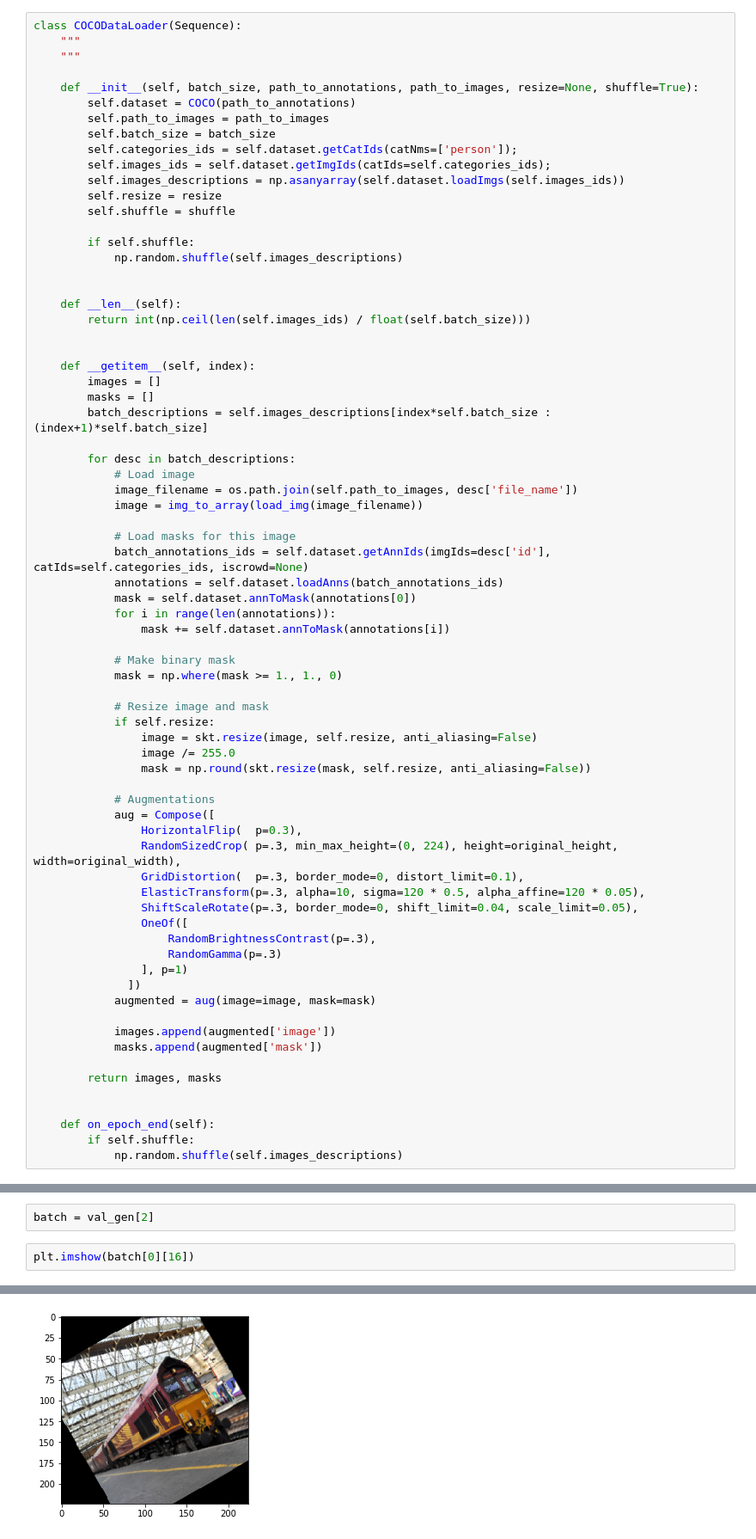
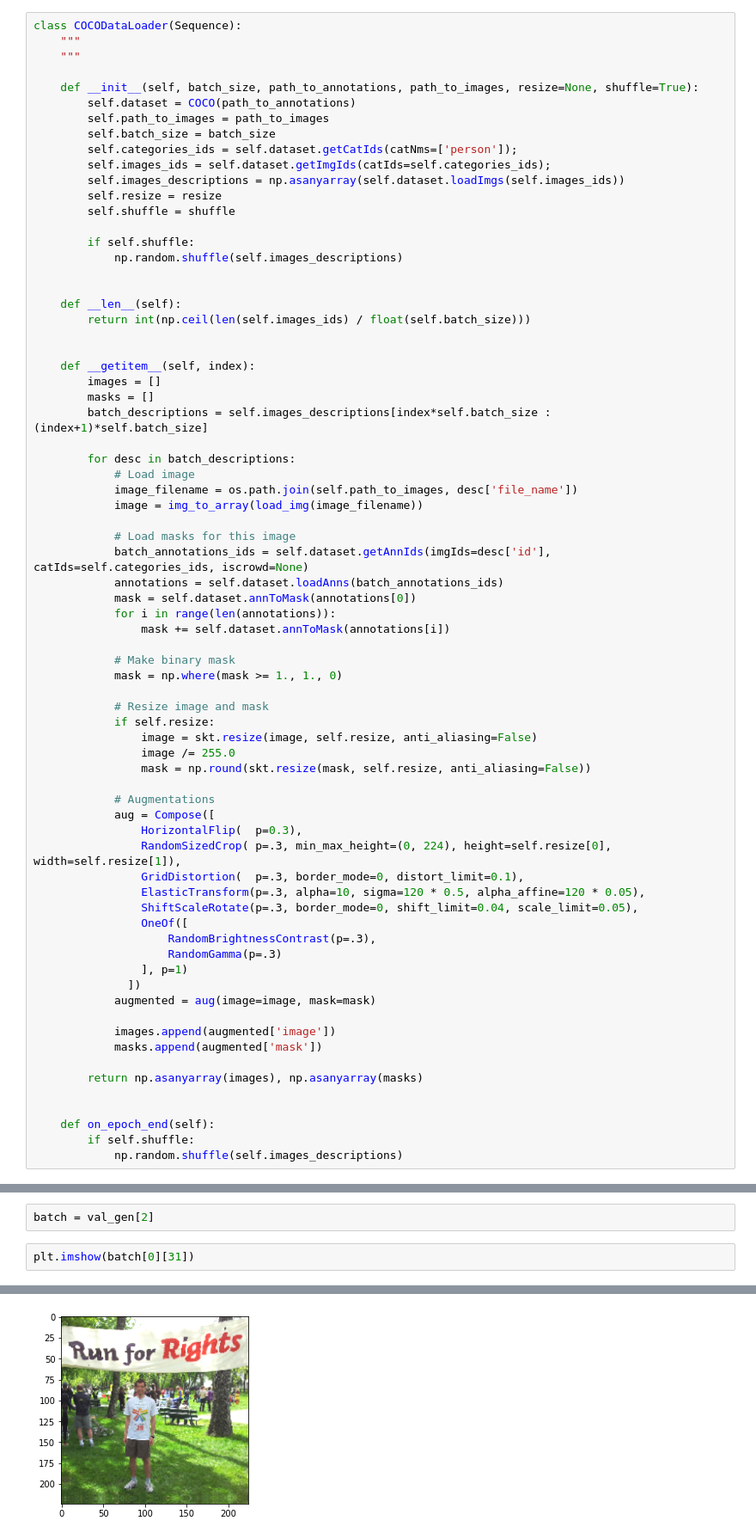
Before and after one commit to mattroz/mobilenet_segmentation, a Jupyter notebook: coco_segmentation_test.ipynb, the cells around one changed output, grey strips where cells are left out. Shown at 86% size. Cells and saved outputs as stored; diff of their text form.

```diff
--- a/coco_segmentation_test.ipynb
+++ b/coco_segmentation_test.ipynb
@@ -121,7 +123,7 @@ class COCODataLoader(Sequence):
             # Augmentations
             aug = Compose([
                 HorizontalFlip(  p=0.3),
-                RandomSizedCrop( p=.3, min_max_height=(0, 224), height=original_height, width=original_width),
+                RandomSizedCrop( p=.3, min_max_height=(0, 224), height=self.resize[0], width=self.resize[1]),
                 GridDistortion(  p=.3, border_mode=0, distort_limit=0.1),
                 ElasticTransform(p=.3, alpha=10, sigma=120 * 0.5, alpha_affine=120 * 0.05),
                 ShiftScaleRotate(p=.3, border_mode=0, shift_limit=0.04, scale_limit=0.05),
@@ -135,7 +137,7 @@ class COCODataLoader(Sequence):
             images.append(augmented['image'])
             masks.append(augmented['mask'])
 
-        return images, masks
+        return np.asanyarray(images), np.asanyarray(masks)
 
 
     def on_epoch_end(self):
@@ -374,8 +380,8 @@ index created!
 # %%
 batch = val_gen[2]
 # %%
-plt.imshow(batch[0][16])
+plt.imshow(batch[0][31])
 # %% [output]
 <matplotlib.image.AxesImage at 0x...>
-[figure, old version]
+[figure, new version]
 # %%
```
Also changed, not shown: parts of 10 cells of this notebook, 1 other file.
